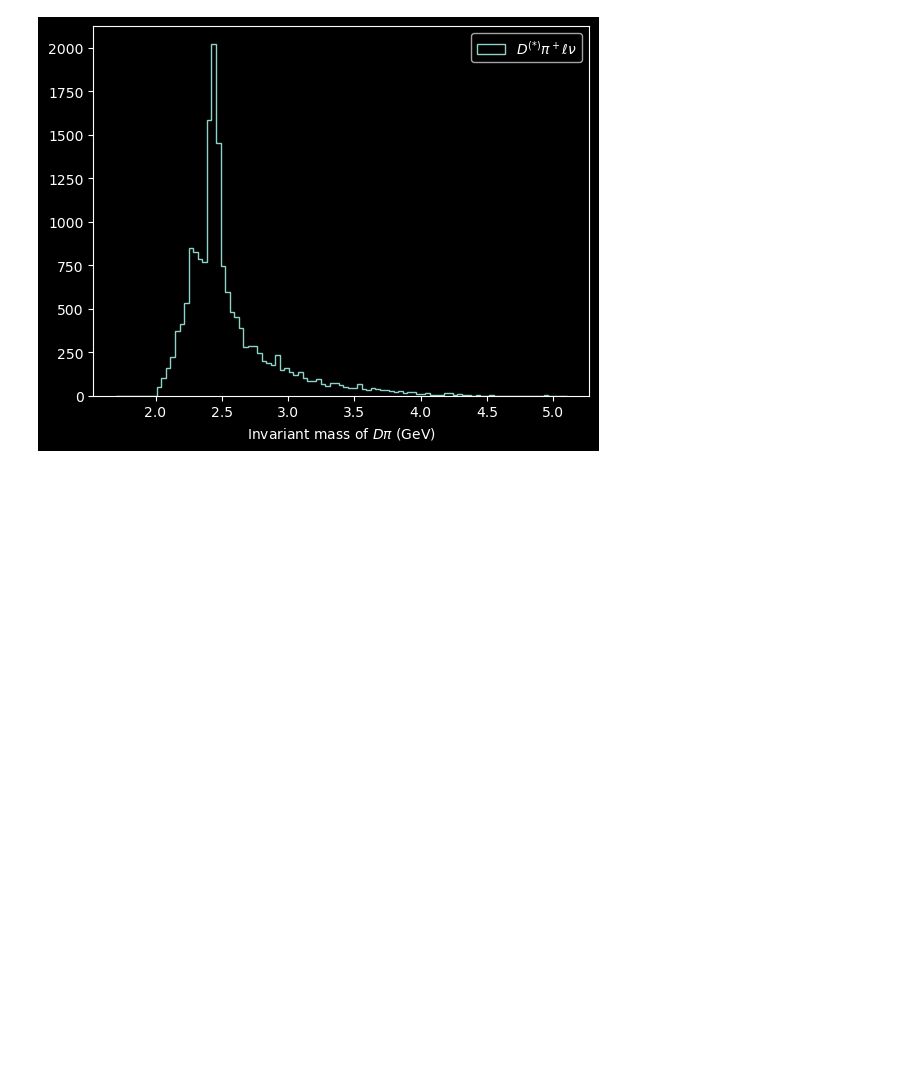
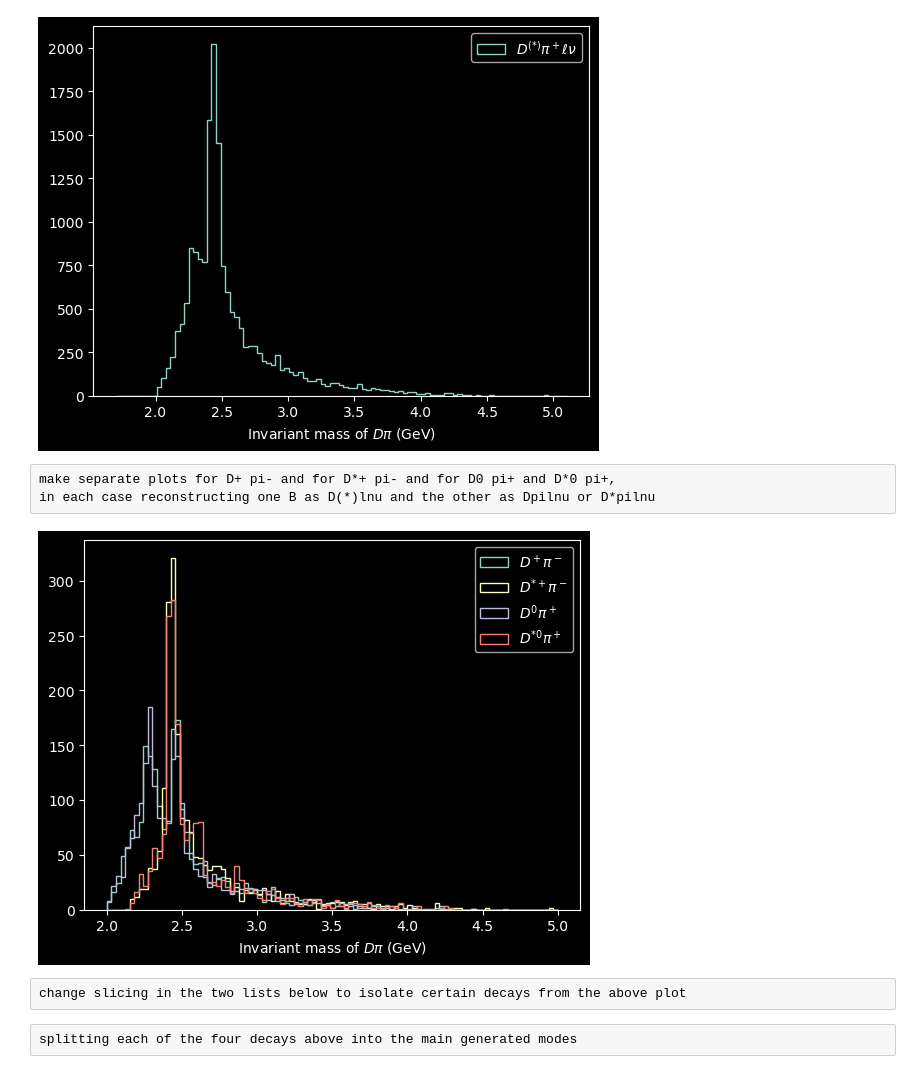
Before and after one commit to SaharGholipour/Sahar_MSc, a Jupyter notebook: untitled2.ipynb, the cells around one changed output. Saved outputs shown, nothing was run; the diff lists cells and outputs as text; code cells hidden in the pictures; blank space fills up the shorter version.

```diff
--- a/untitled2.ipynb
+++ b/untitled2.ipynb
@@ -447,3 +449,41 @@ plt.legend()
 plt.show()
 # %% [output]
 [figure]
+# %% [raw]
+make separate plots for D+ pi- and for D*+ pi- and for D0 pi+ and D*0 pi+,
+in each case reconstructing one B as D(*)lnu and the other as Dpilnu or D*pilnu
+# %%
+Dln   = fill_li([200,400])
+Dsln  = fill_li([100,300])
+Dpln  = fill_li([600,800])#,1100,1300])
+Dspln = fill_li([500,700])#,1000,1200])
+# values greater than 1000 are reconstructing Bs with neutral pi (pdg=111)
+
+# D+ pi-
+tree1 = aTree[((aTree.B0_decayModeID.isin(Dln)) & (aTree.B1_decayModeID.isin(Dpln)) & (aTree.pi4_B1_PDG == -211)) |
+              ((aTree.B1_decayModeID.isin(Dln)) & (aTree.B0_decayModeID.isin(Dpln)) & (aTree.pi4_B0_PDG == -211))]
+
+# D*+ pi-
+tree2 = aTree[((aTree.B0_decayModeID.isin(Dsln)) & (aTree.B1_decayModeID.isin(Dspln)) & (aTree.pi4_B1_PDG == -211)) |
+              ((aTree.B1_decayModeID.isin(Dsln)) & (aTree.B0_decayModeID.isin(Dspln)) & (aTree.pi4_B0_PDG == -211))]
+
+# D0 pi+
+tree3 = aTree[((aTree.B0_decayModeID.isin(Dln)) & (aTree.B1_decayModeID.isin(Dpln)) & (aTree.pi4_B1_PDG == 211)) |
+              ((aTree.B1_decayModeID.isin(Dln)) & (aTree.B0_decayModeID.isin(Dpln)) & (aTree.pi4_B0_PDG == 211))]
+
+# D*0 pi+
+tree4 = aTree[((aTree.B0_decayModeID.isin(Dsln)) & (aTree.B1_decayModeID.isin(Dspln)) & (aTree.pi4_B1_PDG == 211)) |
+              ((aTree.B1_decayModeID.isin(Dsln)) & (aTree.B0_decayModeID.isin(Dspln)) & (aTree.pi4_B0_PDG == 211))]
+
+labels = ["$D^+ \pi^-$","$D^{*+} \pi^-$","$D^0 \pi^+$","$D^{*0} \pi^+$"]
+trees = [tree1,tree2,tree3,tree4]
+
+for tree,label in zip(trees,labels):
+    plt.hist(Dpi_invM(tree),histtype="step",label=label,bins=np.linspace(2,5,100))
+plt.xlabel("Invariant mass of $D \pi$ (GeV)")
+plt.legend()
+plt.show()
+# %% [output]
+[figure, added]
+# %% [raw]
+change slicing in the two lists below to isolate certain decays from the above plot
@@ -449,0 +497,2 @@ plt.show()
+# %% [raw]
+splitting each of the four decays above into the main generated modes
```
Also changed, not shown: parts of 5 cells of this notebook.
